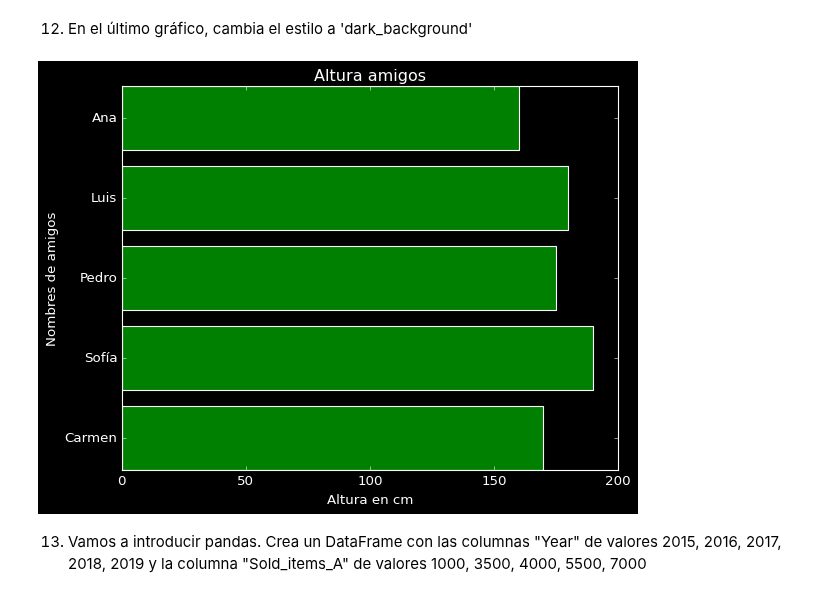
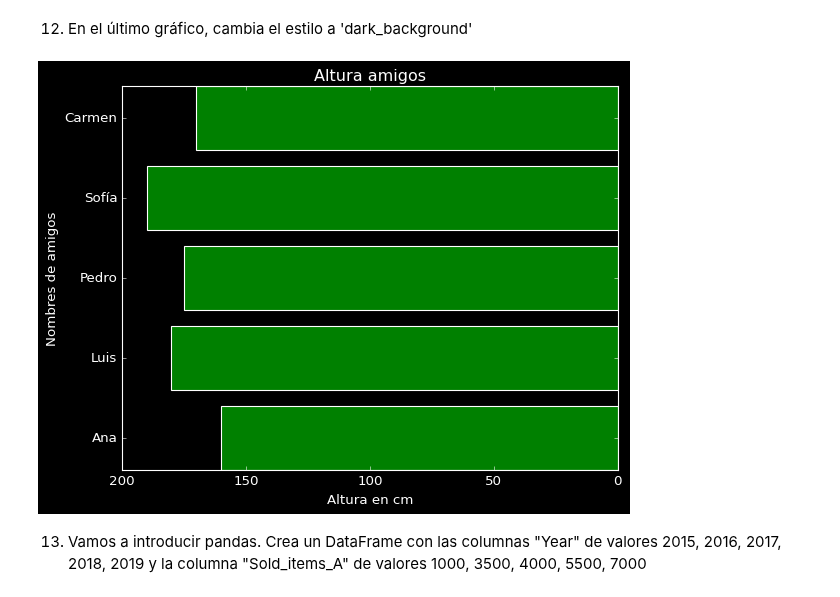
Before and after one commit to AGC79/ONLINE_DS_THEBRDIGE_TRABAJOSAGC, a Jupyter notebook: 2-DATA_ANALYSIS/4-Visualización/1-Matplotlib/ejercicios/ejercicios_Matplotlib_alvaro_guerra_cabello.ipynb, the cells around one changed output. Drawn from its saved outputs; the diff is of its cells as text; code cells hidden in the pictures.

```diff
--- a/2-DATA_ANALYSIS/4-Visualización/1-Matplotlib/ejercicios/ejercicios_Matplotlib_alvaro_guerra_cabello.ipynb
+++ b/2-DATA_ANALYSIS/4-Visualización/1-Matplotlib/ejercicios/ejercicios_Matplotlib_alvaro_guerra_cabello.ipynb
@@ -237,20 +241,20 @@ plt.show()
 # %%
 plt.style.use('dark_background')
 
 fig, ax = plt.subplots(1, 1)
 
 lista_x = ["Ana", "Luis", "Pedro", "Sofía", "Carmen"]
 lista_y = [160, 180, 175, 190, 170]
 
 ax.barh(lista_x, lista_y, color="g")
 ax.set_title("Altura amigos")
 ax.set_xlabel("Altura en cm")
 ax.set_ylabel("Nombres de amigos")
 
-ax.invert_yaxis()
+ax.invert_xaxis()
 plt.show()
 # %% [output]
-[figure, old version]
+[figure, new version]
 # %% [markdown]
 13. Vamos a introducir pandas. Crea un DataFrame con las columnas "Year" de valores 2015, 2016, 2017, 2018, 2019 y la columna "Sold_items_A" de valores 1000, 3500, 4000, 5500, 7000
 # %%
```
Also changed, not shown: parts of 7 cells of this notebook, 11 other files.
